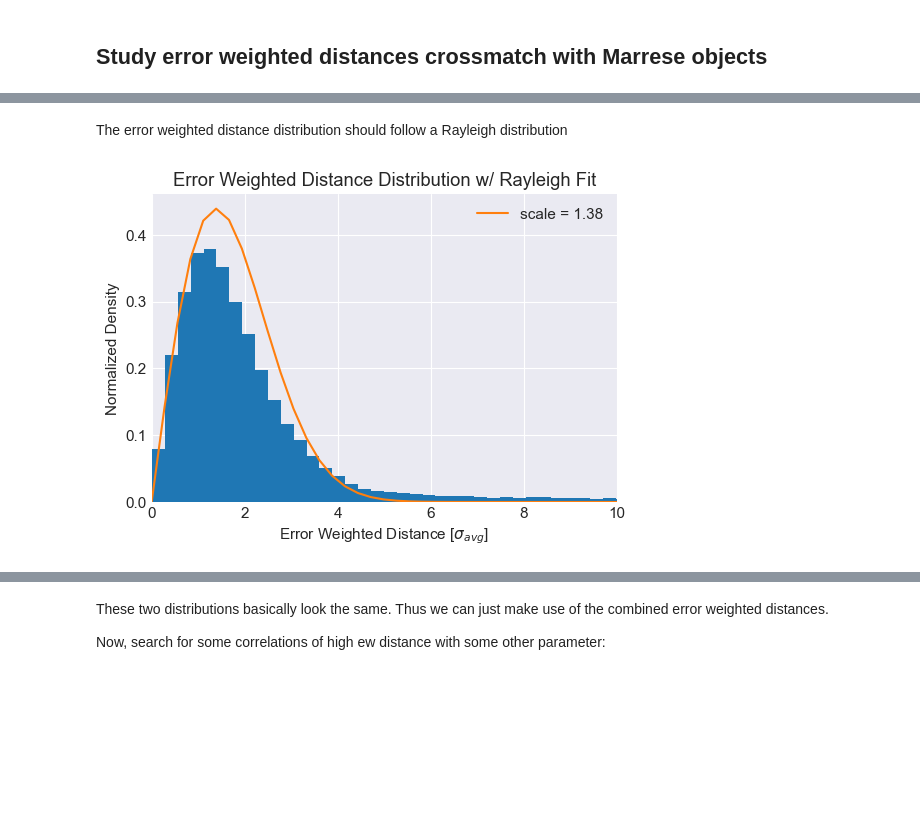
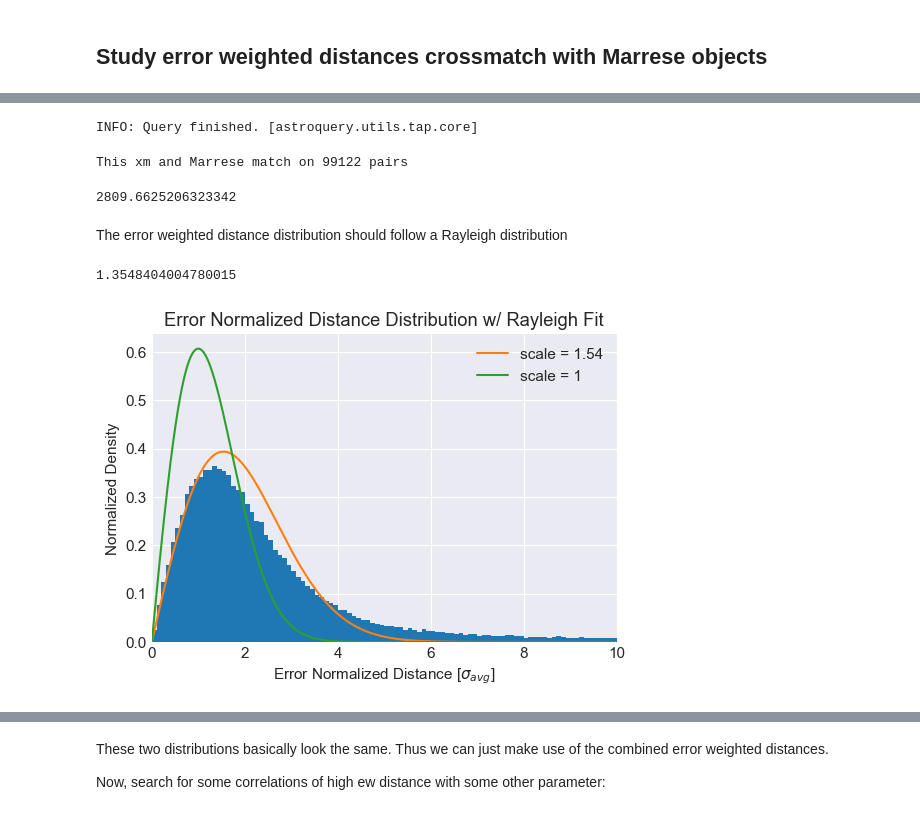
Before and after one commit to RenVit318/masterproject, a Jupyter notebook: src/notebooks/crossmatch_analysis.ipynb, the cells around one changed output, grey strips where cells are left out. Cells and saved outputs as stored; diff of their text form; code cells hidden in the pictures; blank space fills up the shorter version.

```diff
--- a/src/notebooks/crossmatch_analysis.ipynb
+++ b/src/notebooks/crossmatch_analysis.ipynb
@@ -743,41 +661,74 @@ Table 'xm_table' deleted.
+# %%
+# Don't run if not necessary!! Find similarity between our match and the Marrese match
+query = 'SELECT original_ext_source_id, source_id FROM gaiadr3.hipparcos2_best_neighbour'
+job = launch_job(query)
+data = get_data(job)
+# %% [output]
+INFO: Query finished. [astroquery.utils.tap.core]
+# %%
+marrese_ids = np.array([data['original_ext_source_id'], data['source_id']]).T
+
+match_counter = 0
+for i in range(marrese_ids.shape[0]):
+    xm_idx = np.where(marrese_xm_base[:,0] == marrese_ids[i][0])[0]
+    if len(xm_idx > 0):
+        if marrese_xm_base[xm_idx[0]][1] == marrese_ids[i][1]:
+            match_counter += 1
+
+print(f'This xm and Marrese match on {match_counter} pairs')
+# %% [output]
+This xm and Marrese match on 99122 pairs
 # %%
 ra_a = np.radians(pos_hipp_table[:,0])
 dec_a = np.radians(pos_hipp_table[:,1])
 ra_b = np.radians(pos_gaia_table[:,0])
 dec_b = np.radians(pos_gaia_table[:,1])
 distances = angular_distance(ra_a, dec_a, ra_b, dec_b)
-
+a = 1#extra EI
 distances_mas = np.degrees(distances) * 3600 * 1e3
 avg_hipp_errors = (1./np.sqrt(2)) * np.sqrt((pos_hipp_table[:, 2])**2 + (pos_hipp_table[:, 3])**2)
-avg_gaia_errors = (1./np.sqrt(2)) * np.sqrt((pos_gaia_table[:, 2])**2 + (pos_gaia_table[: ,3])**2)
+avg_gaia_errors = (1./np.sqrt(2)) * np.sqrt((a*pos_gaia_table[:, 2])**2 + (a*pos_gaia_table[: ,3])**2)
 avg_errors = np.sqrt(avg_hipp_errors**2 + avg_gaia_errors**2)
 error_w_distances = distances_mas / avg_errors
+
+############### Direction Wise Normalization ###################
+avg_ra_errors = np.sqrt(pos_hipp_table[:, 2]**2 + a*pos_gaia_table[:, 2]**2)
+avg_de_errors = np.sqrt(pos_hipp_table[:, 3]**2 + a*pos_gaia_table[:, 3]**2)
+
+ra_dist_norm = (pos_hipp_table[:,0] - pos_gaia_table[:,0])/avg_ra_errors
+de_dist_norm = (pos_hipp_table[:,1] - pos_gaia_table[:,1])/avg_de_errors
+error_w_distances = np.sqrt(ra_dist_norm**2. + de_dist_norm**2.) * 3600*1e3
+# %%
+np.max(error_w_distances)
+# %% [output]
+2809.6625206323342
 # %% [markdown]
 The error weighted distance distribution should follow a Rayleigh distribution
 # %%
 # Fit the Rayleigh Distribution in linear space, on a limited section of the data
 fig, ax = plt.subplots(1,1, figsize=(6,4))
-cutoff = 10000
+cutoff = 10
 mask = error_w_distances < cutoff
-n, bins, patch = ax.hist(error_w_distances[mask], density=True, bins=10000)
+n, bins, patch = ax.hist(error_w_distances[mask], density=True, bins=100)
 bin_middles = np.zeros(n.shape[0])
 for i in range(bin_middles.shape[0]):
     bin_middles[i] = bins[i] + 0.5 * (bins[i+1] - bins[i])
 popt, pcov = curve_fit(rayleigh, bin_middles, n)
 x = np.linspace(0, bin_middles[-1],10000)
 sigma = popt[0]
 ax.plot(x, rayleigh(x, *popt), label=f'scale = {sigma:.2f}')
-
-ax.set_xlabel(r"Error Weighted Distance [$\sigma_{avg}$]")
+ax.plot(x, rayleigh(x, 1), label='scale = 1')
+ax.set_xlabel(r"Error Normalized Distance [$\sigma_{avg}$]")
 ax.set_ylabel('Normalized Density')
-ax.set_title('Error Weighted Distance Distribution w/ Rayleigh Fit')
-
+ax.set_title('Error Normalized Distance Distribution w/ Rayleigh Fit')
+print(bin_middles[np.argmax(n)])
 ax.legend()
 ax.set_xlim(0,10)
-plt.savefig(fpath+'marrese_ew_distribution_rayleigh_fit.png', bbox_inches='tight')
+#plt.savefig(fpath+'marrese_ew+EIB+1p65_directionbased_distribution_rayleigh_fit.png', bbox_inches='tight')
 plt.show()
 # %% [output]
+1.3548404004780015
-[figure, old version]
+[figure, new version]
 # %%
 # Show this in log-log space
 fig, ax = plt.subplots(1,1, figsize=(6,4))
```
Also changed, not shown: parts of 60 cells of this notebook, 6 other files.
